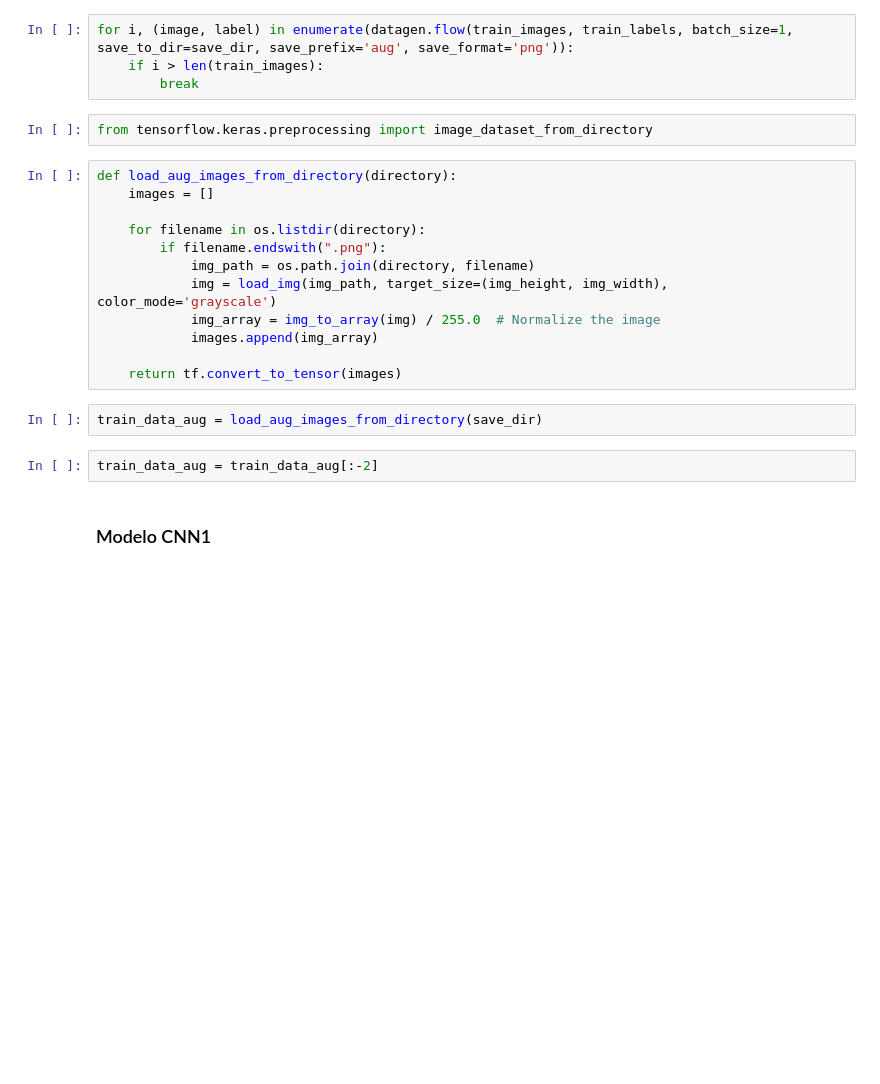
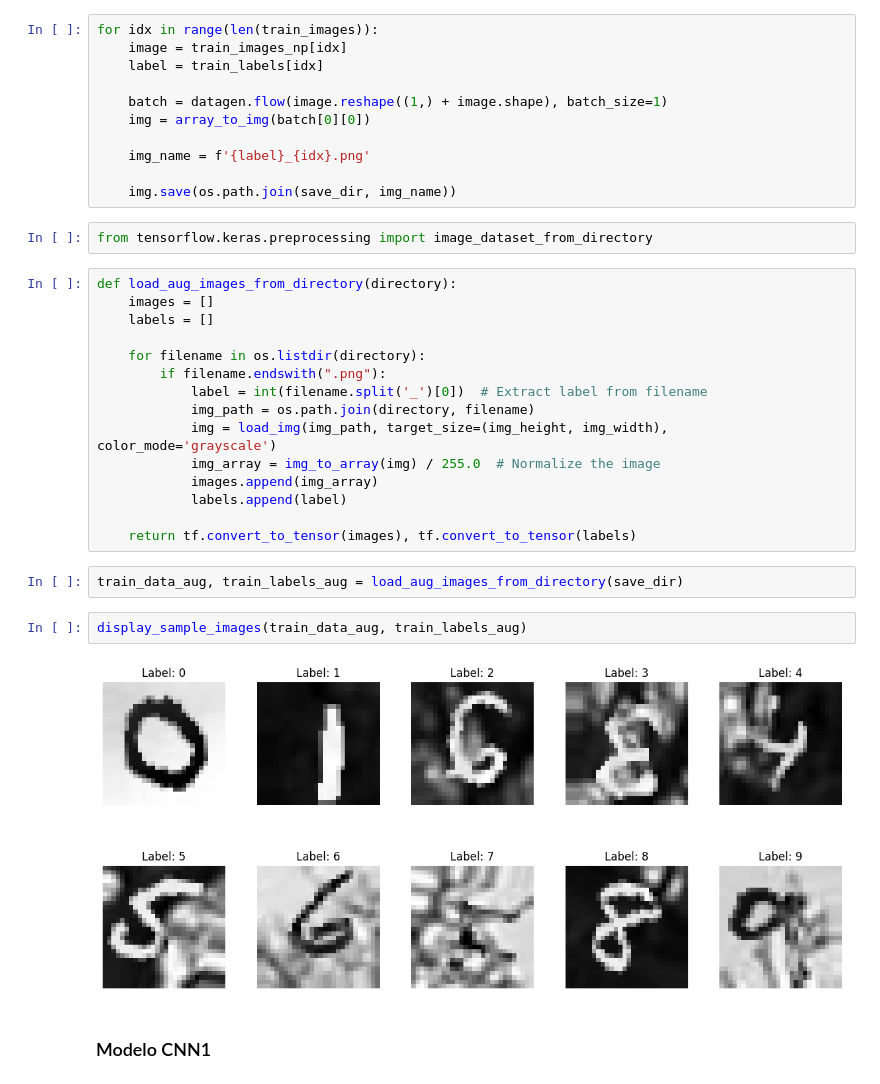
Before and after one commit to FranzCastillo/CNN-MNIST, a Jupyter notebook: src/eda.ipynb, the cells around one changed output. Cells and saved outputs as stored; diff of their text form; blank space fills up the shorter version.

Commit message:
data transform and train

```diff
--- a/src/eda.ipynb
+++ b/src/eda.ipynb
@@ -321,27 +321,39 @@ datagen = ImageDataGenerator(
     horizontal_flip=True
 )
 # %%
-for i, (image, label) in enumerate(datagen.flow(train_images, train_labels, batch_size=1, save_to_dir=save_dir, save_prefix='aug', save_format='png')):
-    if i > len(train_images):
-        break
+for idx in range(len(train_images)):
+    image = train_images_np[idx]
+    label = train_labels[idx]
+
+    batch = datagen.flow(image.reshape((1,) + image.shape), batch_size=1)
+    img = array_to_img(batch[0][0])
+
+    img_name = f'{label}_{idx}.png'
+
+    img.save(os.path.join(save_dir, img_name))
 # %%
 from tensorflow.keras.preprocessing import image_dataset_from_directory
 # %%
 def load_aug_images_from_directory(directory):
     images = []
+    labels = []
 
     for filename in os.listdir(directory):
         if filename.endswith(".png"):
+            label = int(filename.split('_')[0])  # Extract label from filename
             img_path = os.path.join(directory, filename)
             img = load_img(img_path, target_size=(img_height, img_width), color_mode='grayscale')
             img_array = img_to_array(img) / 255.0  # Normalize the image
             images.append(img_array)
+            labels.append(label)
 
-    return tf.convert_to_tensor(images)
+    return tf.convert_to_tensor(images), tf.convert_to_tensor(labels)
 # %%
-train_data_aug = load_aug_images_from_directory(save_dir)
+train_data_aug, train_labels_aug = load_aug_images_from_directory(save_dir)
-# %%
-train_data_aug = train_data_aug[:-2]
+# %%
+display_sample_images(train_data_aug, train_labels_aug)
+# %% [output]
+[figure, added]
 # %% [markdown]
 ### Modelo CNN1
 # %%
```
Also changed, not shown: parts of 14 cells of this notebook.
